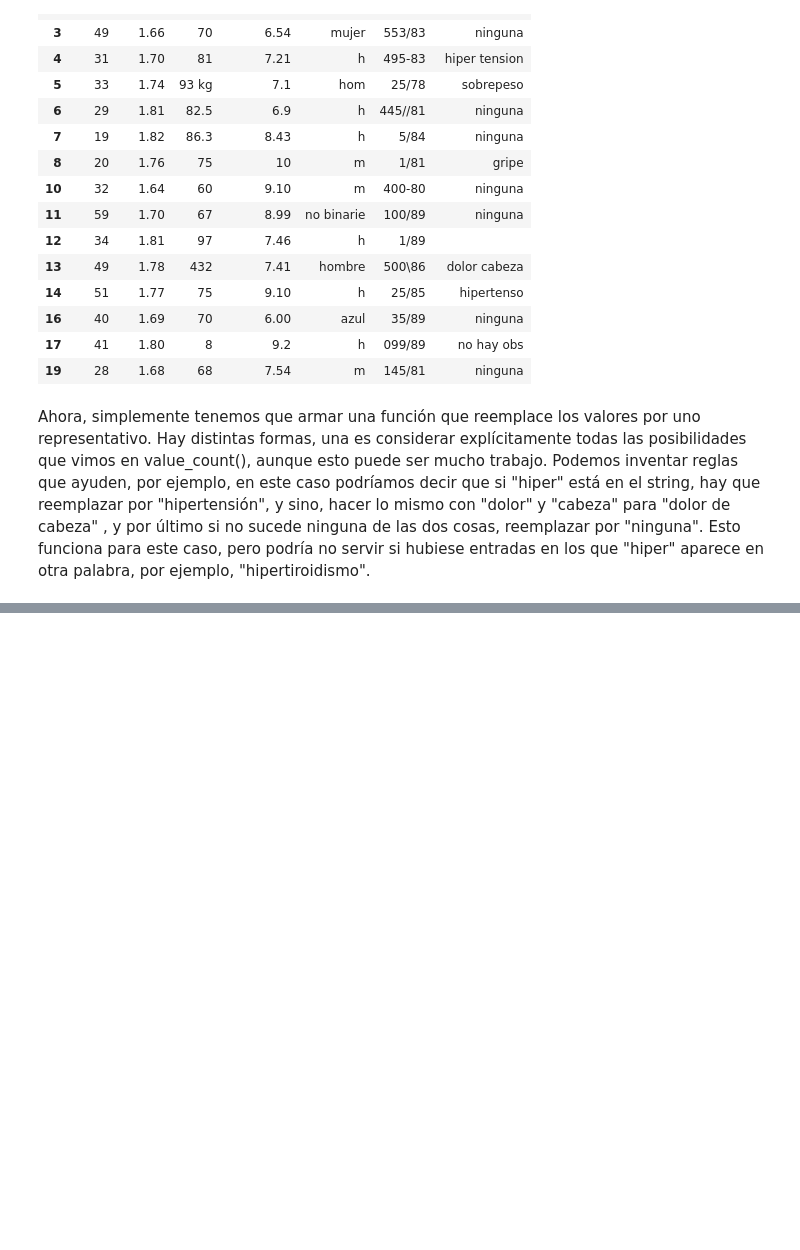
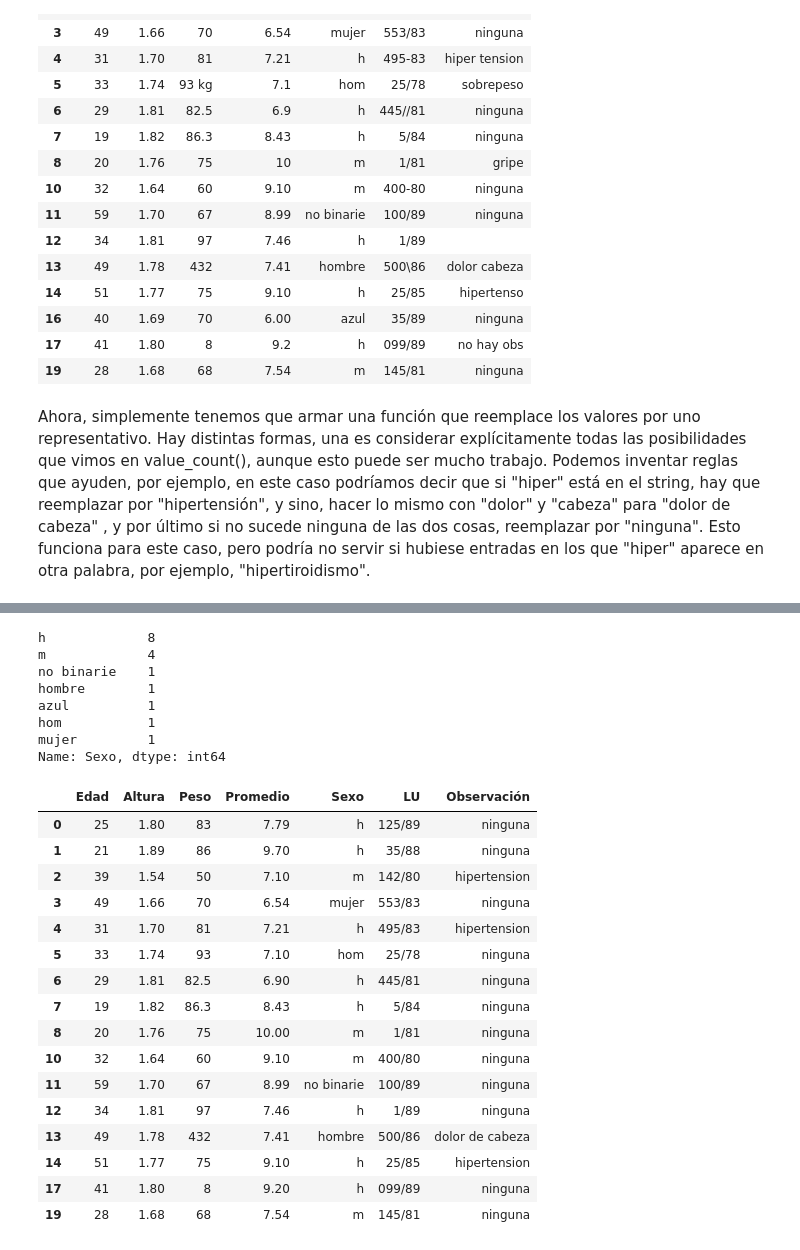
Before and after one commit to francoliza/labo-de-datos, a Jupyter notebook: clase-3/parte-1.ipynb, the cells around one changed output, grey strips where cells are left out. Drawn from its saved outputs; the diff is of its cells as text; code cells hidden in the pictures; blank space fills up the shorter version.

```diff
--- a/clase-3/parte-1.ipynb
+++ b/clase-3/parte-1.ipynb
@@ -281,0 +383,32 @@ print(df_5)
+# %%
+print(df_4['Sexo'].value_counts())
+
+indice = df_4[df_4['Sexo']=='azul'].index # el indice donde esta la fila que dice "azul" en la columna "Sexo"
+df_5 = df_4.drop(indice)
+df_5
+# %% [output]
+h             8
+m             4
+no binarie    1
+hombre        1
+azul          1
+hom           1
+mujer         1
+Name: Sexo, dtype: int64
+|  | Edad | Altura | Peso | Promedio | Sexo | LU | Observación |
+| 0 | 25 | 1.80 | 83 | 7.79 | h | 125/89 | ninguna |
+| 1 | 21 | 1.89 | 86 | 9.70 | h | 35/88 | ninguna |
+| 2 | 39 | 1.54 | 50 | 7.10 | m | 142/80 | hipertension |
+| 3 | 49 | 1.66 | 70 | 6.54 | mujer | 553/83 | ninguna |
+| 4 | 31 | 1.70 | 81 | 7.21 | h | 495/83 | hipertension |
+| 5 | 33 | 1.74 | 93 | 7.10 | hom | 25/78 | ninguna |
+| 6 | 29 | 1.81 | 82.5 | 6.90 | h | 445/81 | ninguna |
+| 7 | 19 | 1.82 | 86.3 | 8.43 | h | 5/84 | ninguna |
+| 8 | 20 | 1.76 | 75 | 10.00 | m | 1/81 | ninguna |
+| 10 | 32 | 1.64 | 60 | 9.10 | m | 400/80 | ninguna |
+| 11 | 59 | 1.70 | 67 | 8.99 | no binarie | 100/89 | ninguna |
+| 12 | 34 | 1.81 | 97 | 7.46 | h | 1/89 | ninguna |
+| 13 | 49 | 1.78 | 432 | 7.41 | hombre | 500/86 | dolor de cabeza |
+| 14 | 51 | 1.77 | 75 | 9.10 | h | 25/85 | hipertension |
+| 17 | 41 | 1.80 | 8 | 9.20 | h | 099/89 | ninguna |
+| 19 | 28 | 1.68 | 68 | 7.54 | m | 145/81 | ninguna |
```
Also changed, not shown: parts of 9 cells of this notebook, 12 other files.
